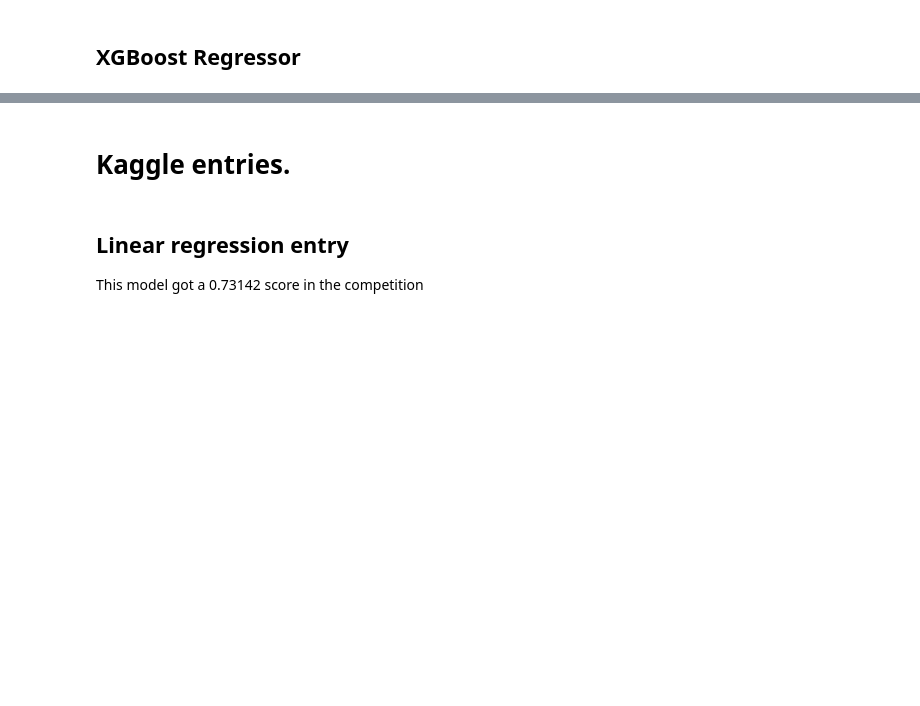
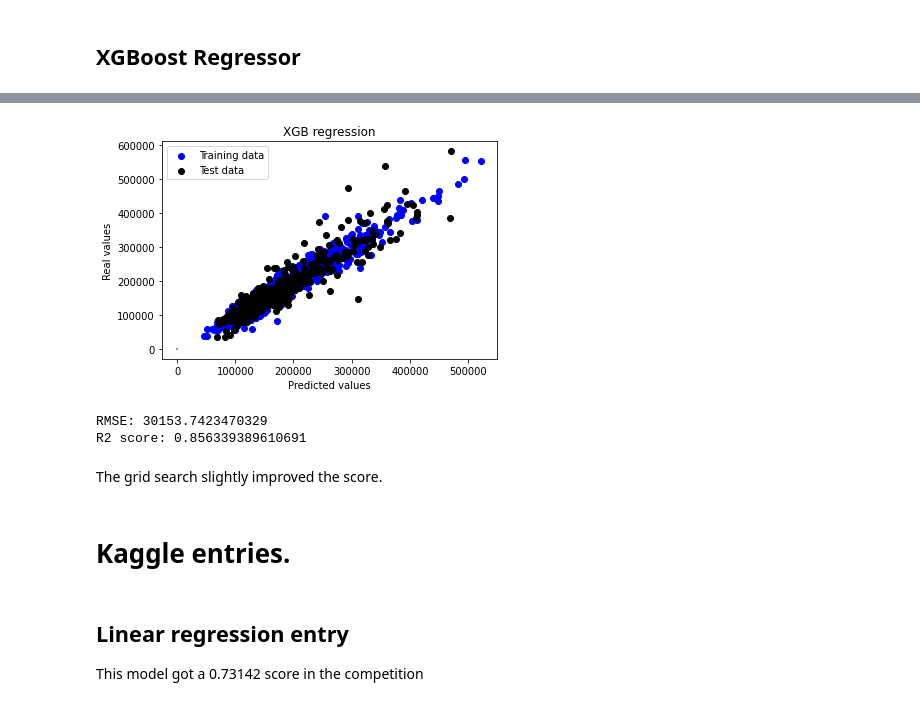
Before and after one commit to RaphaelRoriz/Machine-learning, a Jupyter notebook: housesPricesDataset/House Prices regressions.ipynb, the cells around one changed output, grey strips where cells are left out. Cells and saved outputs as stored; diff of their text form; code cells hidden in the pictures; blank space fills up the shorter version.

Commit message:
XGBoost grid search

```diff
--- a/housesPricesDataset/House Prices regressions.ipynb
+++ b/housesPricesDataset/House Prices regressions.ipynb
@@ -1092,0 +1151,2 @@ print('R2 score:', abr.score(X_test,y_test))
+# %%
+grid_search.fit(X_train,y_train)
@@ -1092,0 +1179,11 @@ print('R2 score:', abr.score(X_test,y_test))
+# %%
+xgbr_gs = xgb.XGBRegressor(
+    colsample_bytree = 0.7,
+    gamma = 0,
+    max_depth = 3,
+    n_estimators = 50,
+    reg_alpha = 1,
+    reg_lambda = 3
+)
+# %%
+xgbr_gs.fit(X_train,y_train)
@@ -1093,3 +1200,26 @@ print('R2 score:', abr.score(X_test,y_test))
+# %%
+xgb_predictions_train_gs = xgbr_gs.predict(X_train)
+xgb_predictions_test_gs = xgbr_gs.predict(X_test)
+# %%
+# Plot predictions - Real values
+plt.scatter(xgb_predictions_train_gs, y_train, c = "blue",  label = "Training data")
+plt.scatter(xgb_predictions_test_gs, y_test, c = "black",  label = "Test data")
+plt.title("XGB regression")
+plt.xlabel("Predicted values")
+plt.ylabel("Real values")
+plt.legend(loc = "upper left")
+plt.plot([10.5, 13.5], [10.5, 13.5], c = "red")
+plt.show()
+# %% [output]
+[figure, added]
+# %%
+print('RMSE:', np.sqrt(metrics.mean_squared_error(y_test, xgb_predictions_test_gs)))
+print('R2 score:', xgbr_gs.score(X_test,y_test))
+# %% [output]
+RMSE: 30153.7423470329
+R2 score: 0.856339389610691
+# %% [markdown]
+The grid search slightly improved the score.
 # %% [markdown]
 # Kaggle entries.
 # %% [markdown]
```
Also changed, not shown: parts of 24 cells of this notebook.
